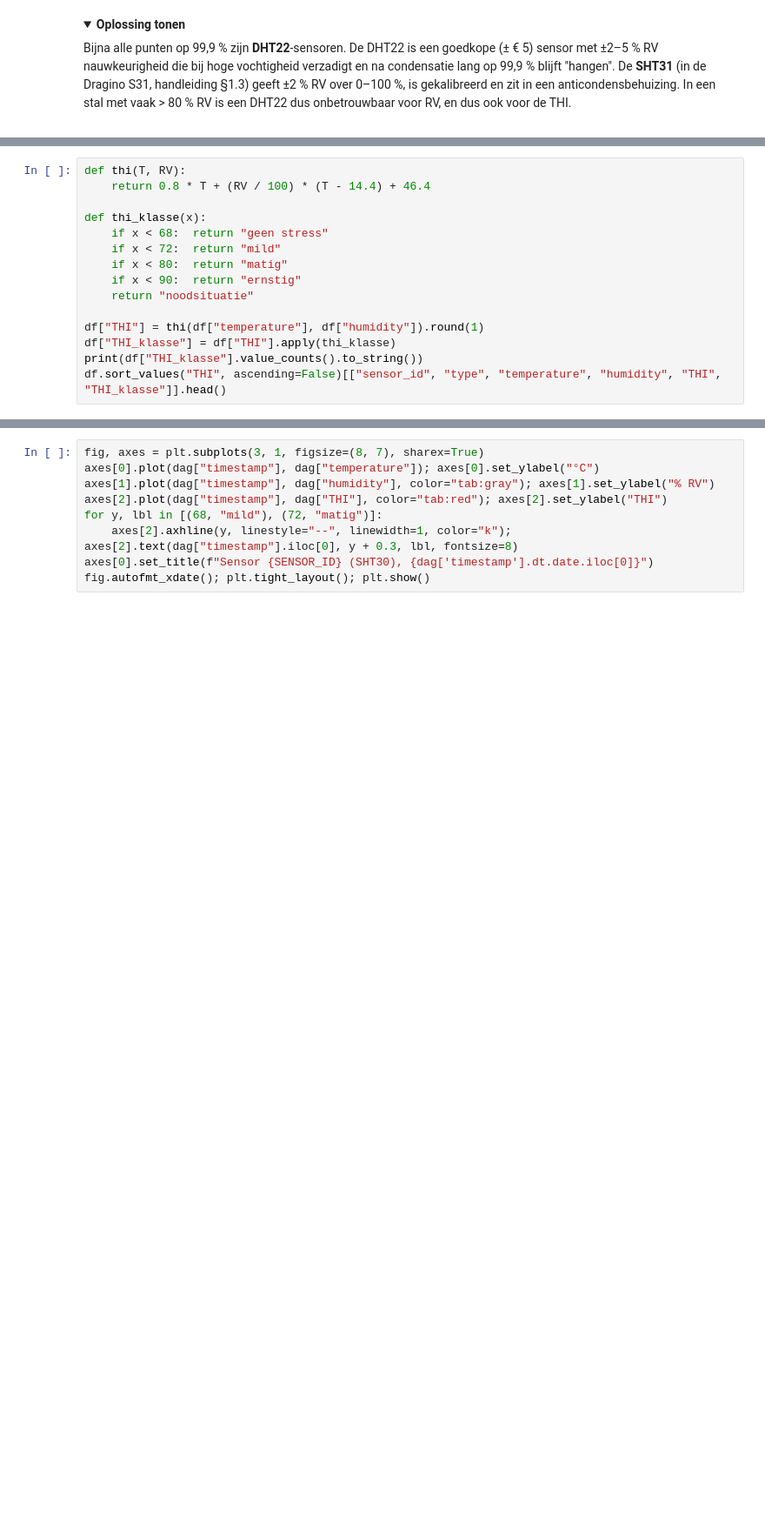
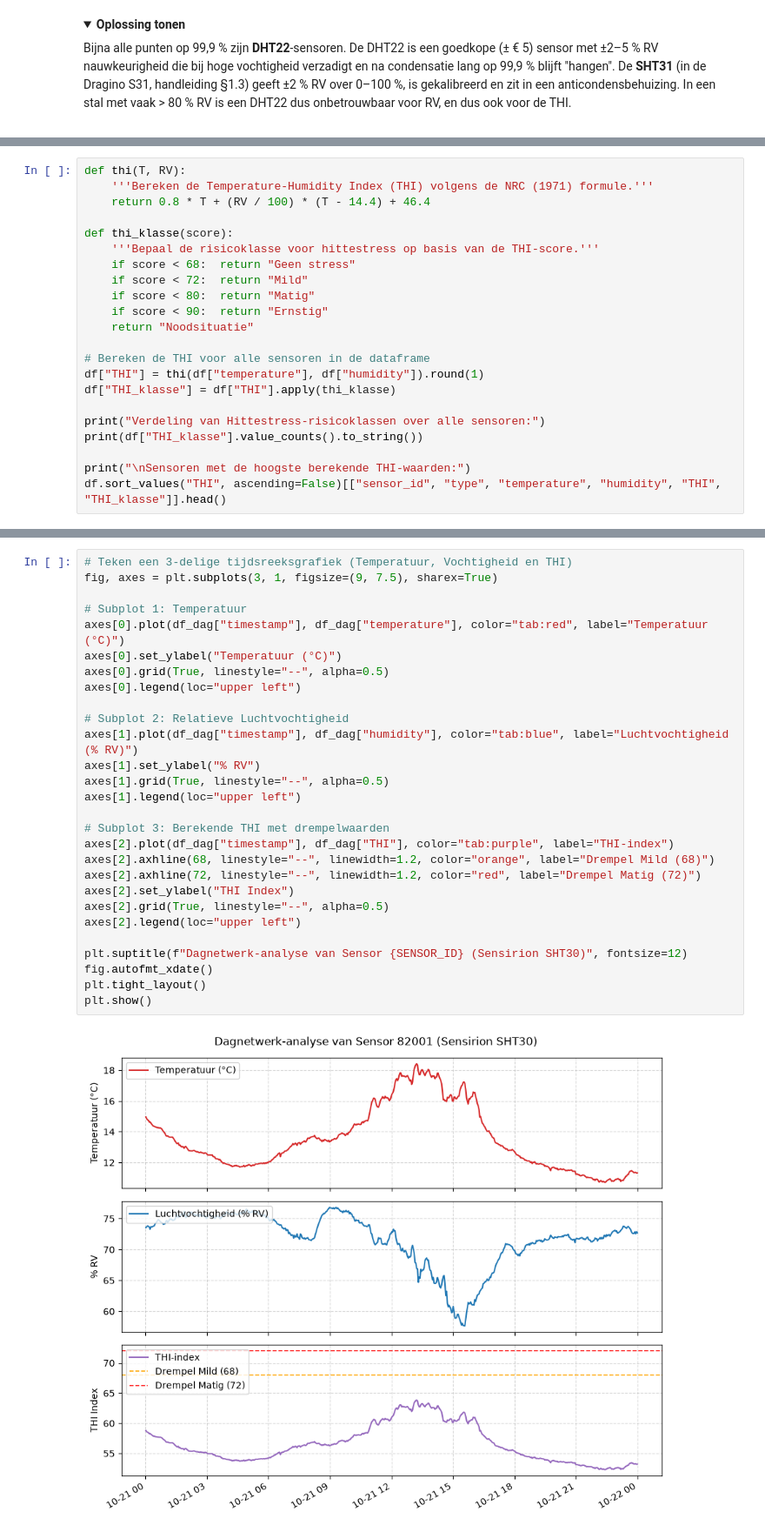
Before and after one commit to lanupro-analytics/IoT-practicum, a Jupyter notebook: notebooks/03_echte_sensoren_via_http.ipynb, the cells around one changed output, grey strips where cells are left out. Shown at 87% size. Drawn from its saved outputs; the diff is of its cells as text; folded sections open; blank space fills up the shorter version.

```diff
--- a/notebooks/03_echte_sensoren_via_http.ipynb
+++ b/notebooks/03_echte_sensoren_via_http.ipynb
@@ -127,15 +343,22 @@ Dit is wat een IoT-platform of klimaatcomputer doet: uit twee ruwe metingen een
 # %%
 def thi(T, RV):
+    '''Bereken de Temperature-Humidity Index (THI) volgens de NRC (1971) formule.'''
     return 0.8 * T + (RV / 100) * (T - 14.4) + 46.4
 
-def thi_klasse(x):
-    if x < 68:  return "geen stress"
-    if x < 72:  return "mild"
-    if x < 80:  return "matig"
-    if x < 90:  return "ernstig"
-    return "noodsituatie"
+def thi_klasse(score):
+    '''Bepaal de risicoklasse voor hittestress op basis van de THI-score.'''
+    if score < 68:  return "Geen stress"
+    if score < 72:  return "Mild"
+    if score < 80:  return "Matig"
+    if score < 90:  return "Ernstig"
+    return "Noodsituatie"
 
+# Bereken de THI voor alle sensoren in de dataframe
 df["THI"] = thi(df["temperature"], df["humidity"]).round(1)
 df["THI_klasse"] = df["THI"].apply(thi_klasse)
+
+print("Verdeling van Hittestress-risicoklassen over alle sensoren:")
 print(df["THI_klasse"].value_counts().to_string())
+
+print("\nSensoren met de hoogste berekende THI-waarden:")
 df.sort_values("THI", ascending=False)[["sensor_id", "type", "temperature", "humidity", "THI", "THI_klasse"]].head()
@@ -164,12 +424,33 @@ dag.head(3)
 # %%
-fig, axes = plt.subplots(3, 1, figsize=(8, 7), sharex=True)
-axes[0].plot(dag["timestamp"], dag["temperature"]); axes[0].set_ylabel("°C")
-axes[1].plot(dag["timestamp"], dag["humidity"], color="tab:gray"); axes[1].set_ylabel("% RV")
-axes[2].plot(dag["timestamp"], dag["THI"], color="tab:red"); axes[2].set_ylabel("THI")
-for y, lbl in [(68, "mild"), (72, "matig")]:
-    axes[2].axhline(y, linestyle="--", linewidth=1, color="k"); axes[2].text(dag["timestamp"].iloc[0], y + 0.3, lbl, fontsize=8)
-axes[0].set_title(f"Sensor {SENSOR_ID} (SHT30), {dag['timestamp'].dt.date.iloc[0]}")
-fig.autofmt_xdate(); plt.tight_layout(); plt.show()
+# Teken een 3-delige tijdsreeksgrafiek (Temperatuur, Vochtigheid en THI)
+fig, axes = plt.subplots(3, 1, figsize=(9, 7.5), sharex=True)
+
+# Subplot 1: Temperatuur
+axes[0].plot(df_dag["timestamp"], df_dag["temperature"], color="tab:red", label="Temperatuur (°C)")
+axes[0].set_ylabel("Temperatuur (°C)")
+axes[0].grid(True, linestyle="--", alpha=0.5)
+axes[0].legend(loc="upper left")
+
+# Subplot 2: Relatieve Luchtvochtigheid
+axes[1].plot(df_dag["timestamp"], df_dag["humidity"], color="tab:blue", label="Luchtvochtigheid (% RV)")
+axes[1].set_ylabel("% RV")
+axes[1].grid(True, linestyle="--", alpha=0.5)
+axes[1].legend(loc="upper left")
+
+# Subplot 3: Berekende THI met drempelwaarden
+axes[2].plot(df_dag["timestamp"], df_dag["THI"], color="tab:purple", label="THI-index")
+axes[2].axhline(68, linestyle="--", linewidth=1.2, color="orange", label="Drempel Mild (68)")
+axes[2].axhline(72, linestyle="--", linewidth=1.2, color="red", label="Drempel Matig (72)")
+axes[2].set_ylabel("THI Index")
+axes[2].grid(True, linestyle="--", alpha=0.5)
+axes[2].legend(loc="upper left")
+
+plt.suptitle(f"Dagnetwerk-analyse van Sensor {SENSOR_ID} (Sensirion SHT30)", fontsize=12)
+fig.autofmt_xdate()
+plt.tight_layout()
+plt.show()
+# %% [output]
+[figure, added]
 # %% [markdown]
 ## 7. Opdrachten
 
```
Also changed, not shown: parts of 27 cells of this notebook, 4 other files.
